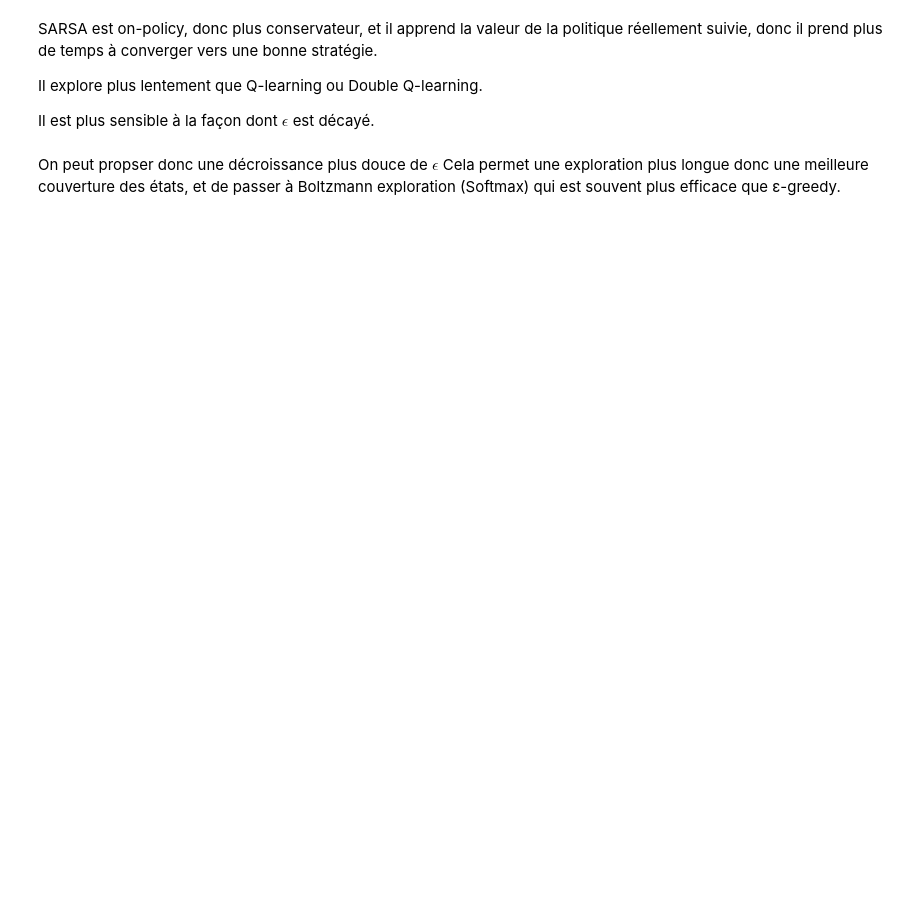
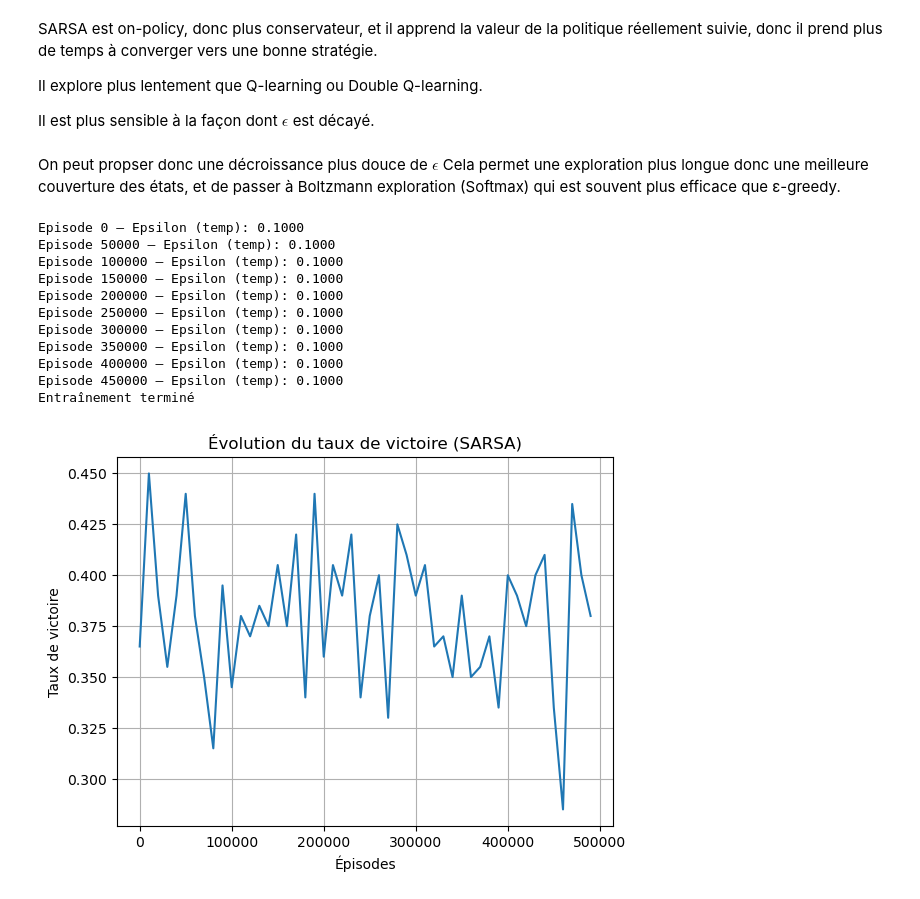
Before and after one commit to samarelayed/Reinforcement_Learning_Blackjack, a Jupyter notebook: Reinforcement_Learning_Blackjack.ipynb, the cells around one changed output. Cells and saved outputs as stored; diff of their text form; code cells hidden in the pictures; blank space fills up the shorter version.

Commit message:
testing sarsa

```diff
--- a/Reinforcement_Learning_Blackjack.ipynb
+++ b/Reinforcement_Learning_Blackjack.ipynb
@@ -862,6 +862,13 @@ epsilon_sarsa = 1.0 # Initial exploration rate
 epsilon_decay_sarsa = 0.999  # Decay rate for exploration
 epsilon_min_sarsa = 0.1      # Minimum exploration rate
 episodes_sarsa = 500_000     # Number of episodes
+
+
+alpha_sarsa_initial = 0.3
+gamma_sarsa = 0.95
+epsilon_sarsa = 1.0
+epsilon_decay_sarsa = 0.9995
+epsilon_min_sarsa = 0.05
 # %% [markdown]
 #### SARSA Algorithm Implementation
 # %%
@@ -873,6 +880,9 @@ def get_Q(state, action=None):
 
 
 for episode in range(episodes_sarsa):
+
+    alpha_sarsa = max(0.05, alpha_sarsa_initial / (1 + episode * 1e-5))
+
     state, _ = env.reset()
     done = False
     get_Q(state)
@@ -978,7 +988,8 @@ for episode in range(episodes_sarsa):
     state, _ = env.reset()
     done = False
 
-    temperature = max(epsilon_min_sarsa, epsilon_sarsa)
+    temperature = max(0.1, 1.0 / (1 + 0.00001 * episode))
+
     action = boltzmann_action_selection(state, temperature)
 
     while not done:
@@ -995,30 +1006,43 @@ for episode in range(episodes_sarsa):
     epsilon_sarsa = max(epsilon_min_sarsa, epsilon_sarsa * epsilon_decay_sarsa)
 
 
     if episode % 10000 == 0:
         test_wins = 0
         for _ in range(200):
             state, _ = env.reset()
             done = False
             while not done:
                 action = np.argmax(get_Q(state))
                 next_state, reward, done, _, _ = env.step(action)
                 state = next_state
             if reward > 0:
                 test_wins += 1
         win_rate = test_wins / 200
         win_rate_history.append(win_rate)
 
 
     if episode % 50_000 == 0:
         print(f"Episode {episode} — Epsilon (temp): {epsilon_sarsa:.4f}")
 
 print("Entraînement terminé")
 
 
 plt.plot(np.arange(len(win_rate_history)) * 10000, win_rate_history)
 plt.xlabel("Épisodes")
 plt.ylabel("Taux de victoire")
 plt.title("Évolution du taux de victoire (SARSA)")
 plt.grid(True)
 plt.show()
+# %% [output]
+Episode 0 — Epsilon (temp): 0.1000
+Episode 50000 — Epsilon (temp): 0.1000
+Episode 100000 — Epsilon (temp): 0.1000
+Episode 150000 — Epsilon (temp): 0.1000
+Episode 200000 — Epsilon (temp): 0.1000
+Episode 250000 — Epsilon (temp): 0.1000
+Episode 300000 — Epsilon (temp): 0.1000
+Episode 350000 — Epsilon (temp): 0.1000
+Episode 400000 — Epsilon (temp): 0.1000
+Episode 450000 — Epsilon (temp): 0.1000
+Entraînement terminé
+[figure, added]
```
Also changed, not shown: parts of 4 cells of this notebook.
